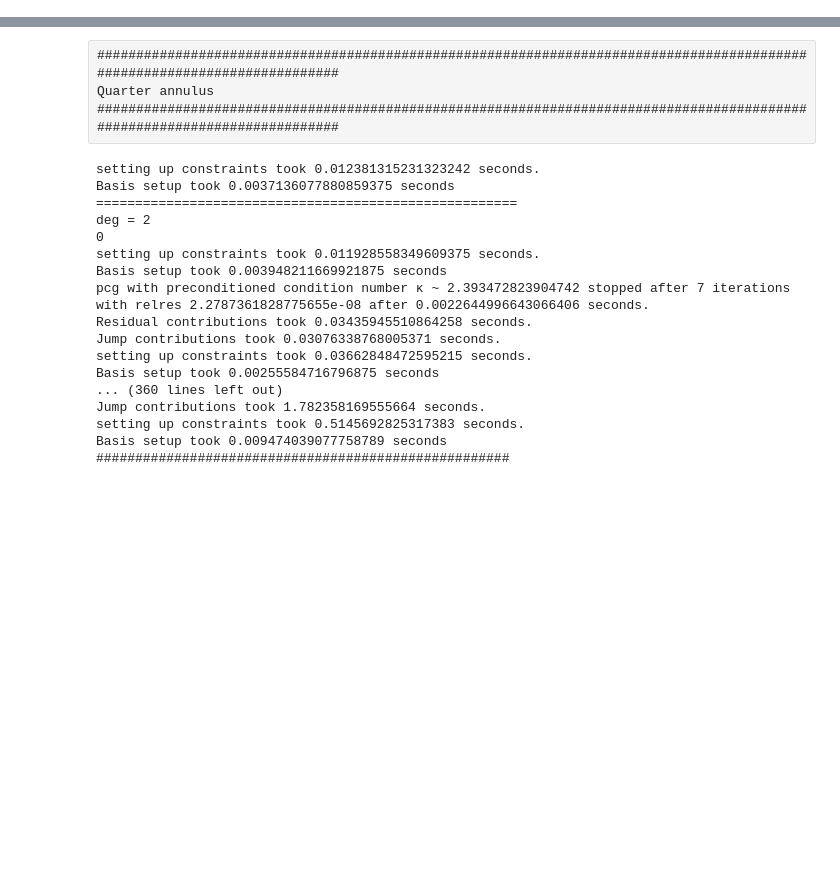
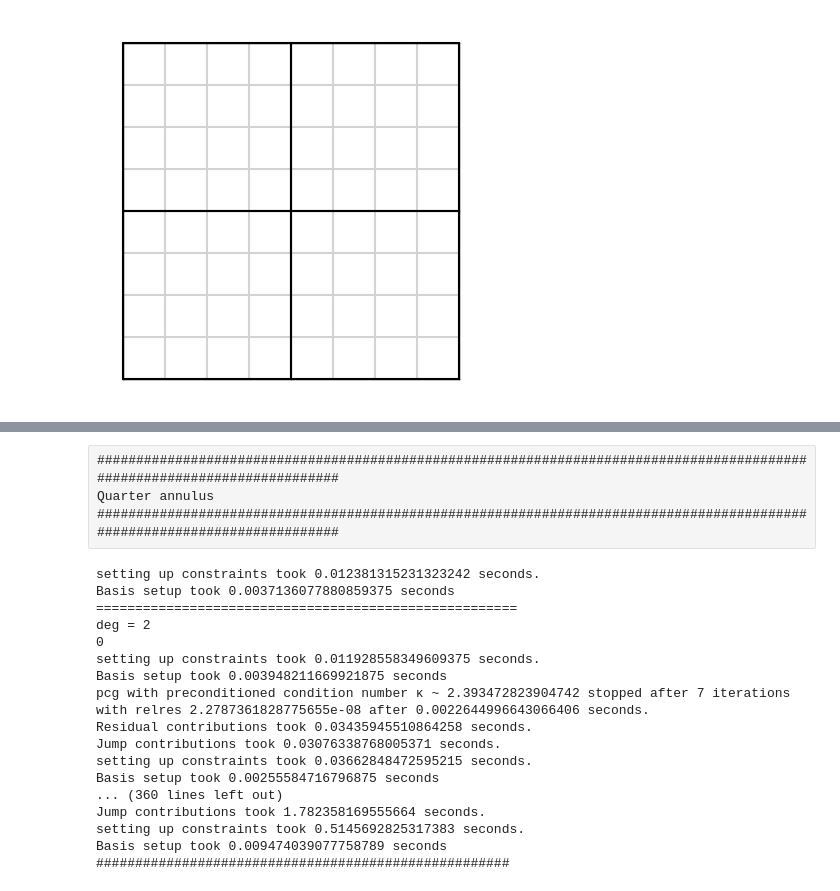
Before and after one commit to Stefan714/pyiga, a Jupyter notebook: notebooks/IETI2.ipynb, the cells around one changed output, grey strips where cells are left out. Cells and saved outputs as stored; diff of their text form; code cells hidden in the pictures; blank space fills up the shorter version.

```diff
--- a/notebooks/IETI2.ipynb
+++ b/notebooks/IETI2.ipynb
@@ -451,0 +462,6 @@ def MsD_deluxe_whole(IMap, S, B, C):
+# %%
+M.h_refine();
+M.draw(knots=1);
+plt.axis('off');
+# %% [output]
+[figure, added]
```
Also changed, not shown: parts of 15 cells of this notebook, 1 other file.
